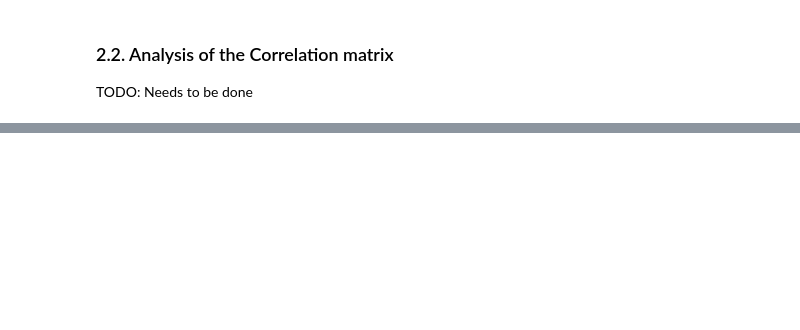
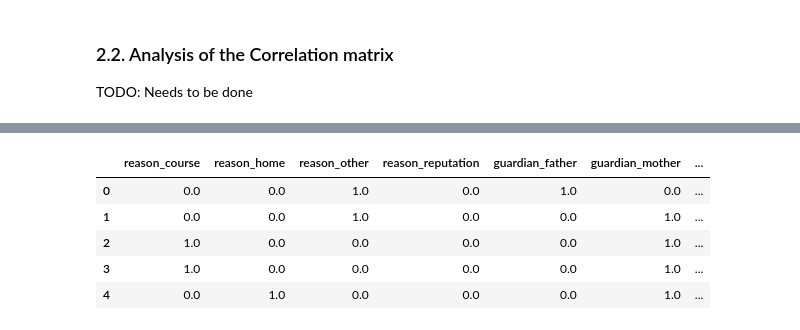
Before and after one commit to Super-T02/ki-bayesian-networks, a Jupyter notebook: src/analyse-data.ipynb, the cells around one changed output, grey strips where cells are left out. Cells and saved outputs as stored; diff of their text form; code cells hidden in the pictures; blank space fills up the shorter version.

```diff
--- a/src/analyse-data.ipynb
+++ b/src/analyse-data.ipynb
@@ -164,0 +138,15 @@ memory usage: 215.4 KB
+# %%
+clean_data = original_data.copy()
+clean_data = binary_to_int(clean_data)
+
+# Categories to be converted to one-hot encoding
+cols = [
+    'Mjob',
+    'Fjob',
+    'reason',
+    'guardian',
+]
+# Create the new columns
+numerical_data = convert_columns(clean_data, cols)
+
+numerical_data.info()
@@ -253,0 +275,40 @@ TODO: Needs to be done
+# %%
+merged = numerical_data.copy()
+
+def merge(df: pd.DataFrame) -> pd.DataFrame:
+    # Support
+    df['sup'] = df.apply(lambda row: row[['schoolsup', 'famsup', 'paid']].sum(), axis=1)
+    df = df.drop(['schoolsup', 'famsup', 'paid'], axis=1)
+
+    # Alcohol
+    df['alc'] = df[['Walc', 'Dalc']].median(axis=1).round(0)
+    df = df.drop(['Walc', 'Dalc'], axis=1)
+
+    # Social
+    df['social'] = df[['goout', 'freetime']].median(axis=1).round(0)
+    df = df.drop(['goout', 'freetime'], axis=1)
+
+    # Parent education
+    df['Pedu'] = df[['Medu', 'Fedu']].median(axis=1).round(0)
+    df = df.drop(['Medu', 'Fedu'], axis=1)
+
+    # Jobs
+    df['Pjob_teacher'] = df.apply(lambda row: 1. if row['Mjob_teacher'] == 1 or row['Fjob_teacher'] == 1 else 0., axis=1)
+    df['Pjob_health'] = df.apply(lambda row: 1. if row['Mjob_health'] == 1 or row['Fjob_health'] == 1 else 0., axis=1)
+    df['Pjob_services'] = df.apply(lambda row: 1. if row['Mjob_services'] == 1 or row['Fjob_services'] == 1 else 0., axis=1)
+    df['Pjob_at_home'] = df.apply(lambda row: 1. if row['Mjob_at_home'] == 1 or row['Fjob_at_home'] == 1 else 0., axis=1)
+    df['Pjob_other'] = df.apply(lambda row: 1. if row['Mjob_other'] == 1 or row['Fjob_other'] == 1 else 0., axis=1)
+    df = df.drop(['Mjob_teacher', 'Fjob_teacher', 'Mjob_health', 'Fjob_health', 'Mjob_services', 'Fjob_services', 'Mjob_at_home', 'Fjob_at_home', 'Mjob_other', 'Fjob_other'], axis=1)
+
+    return df
+
+merged = merge(merged.copy())
+
+merged.head()
+# %% [output]
+|  | reason_course | reason_home | reason_other | reason_reputation | guardian_father | guardian_mother | ... |
+| 0 | 0.0 | 0.0 | 1.0 | 0.0 | 1.0 | 0.0 | ... |
+| 1 | 0.0 | 0.0 | 1.0 | 0.0 | 0.0 | 1.0 | ... |
+| 2 | 1.0 | 0.0 | 0.0 | 0.0 | 0.0 | 1.0 | ... |
+| 3 | 1.0 | 0.0 | 0.0 | 0.0 | 0.0 | 1.0 | ... |
+| 4 | 0.0 | 1.0 | 0.0 | 0.0 | 0.0 | 1.0 | ... |
```
Also changed, not shown: parts of 13 cells of this notebook, 8 other files.
